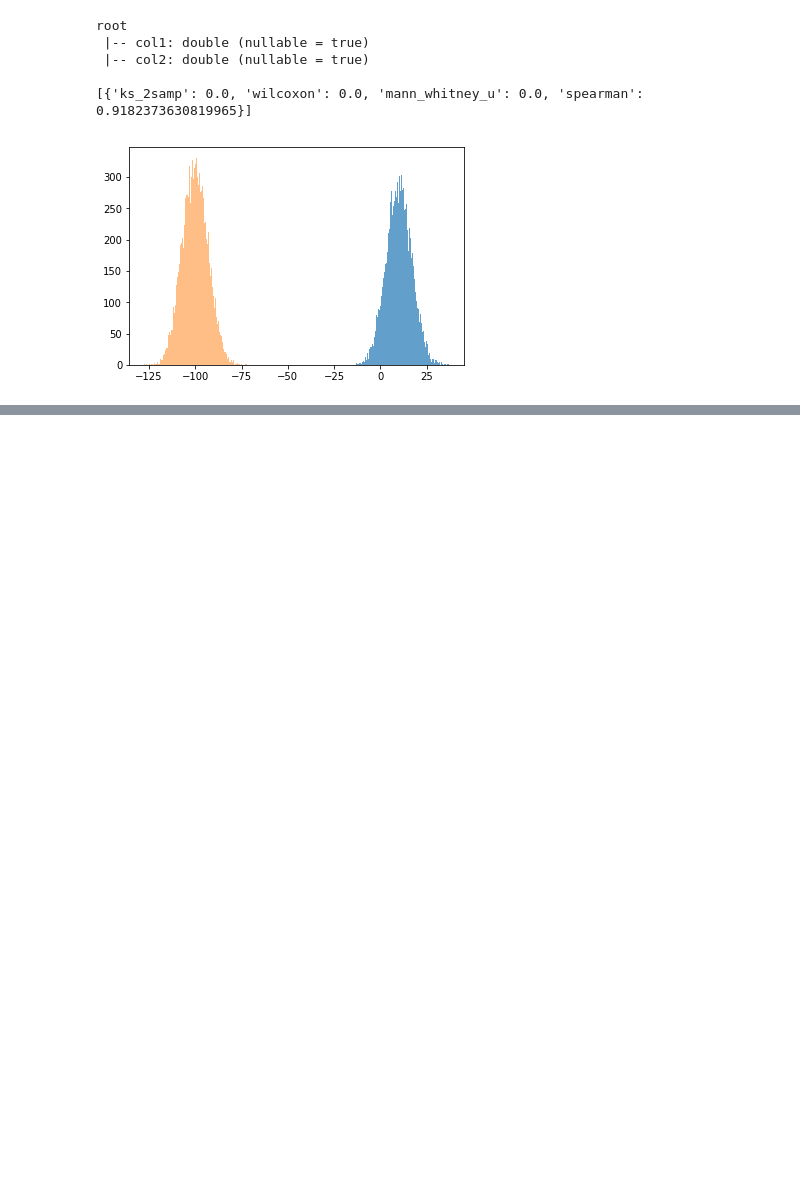
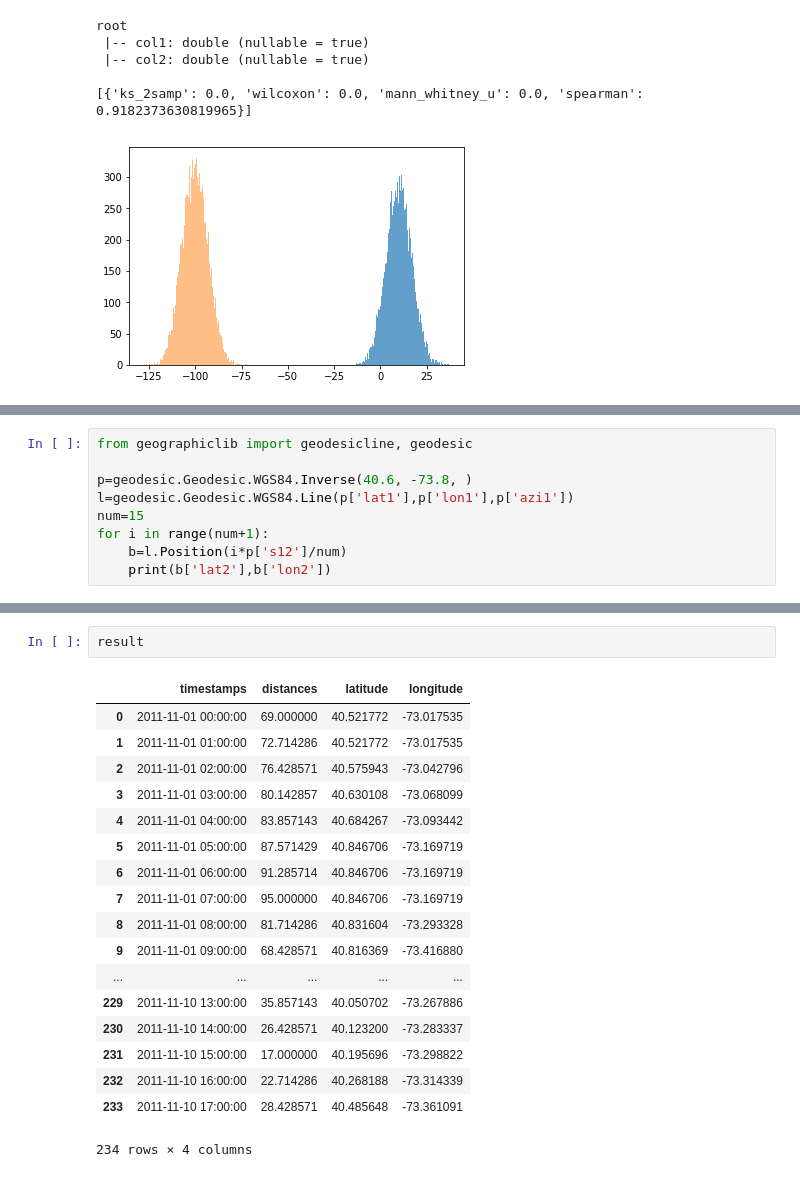
Before and after one commit to EricSchles/pyspark_examples, a Jupyter notebook: example_scipy.ipynb, the cells around one changed output, grey strips where cells are left out. Drawn from its saved outputs; the diff is of its cells as text; blank space fills up the shorter version.

```diff
--- a/example_scipy.ipynb
+++ b/example_scipy.ipynb
@@ -711,0 +723,9 @@ root
+# %%
+from geographiclib import geodesicline, geodesic
+
+p=geodesic.Geodesic.WGS84.Inverse(40.6, -73.8, )
+l=geodesic.Geodesic.WGS84.Line(p['lat1'],p['lon1'],p['azi1'])
+num=15
+for i in range(num+1):
+    b=l.Position(i*p['s12']/num)
+    print(b['lat2'],b['lon2'])
@@ -711,0 +876,21 @@ root
+# %%
+result
+# %% [output]
+|  | timestamps | distances | latitude | longitude |
+| 0 | 2011-11-01 00:00:00 | 69.000000 | 40.521772 | -73.017535 |
+| 1 | 2011-11-01 01:00:00 | 72.714286 | 40.521772 | -73.017535 |
+| 2 | 2011-11-01 02:00:00 | 76.428571 | 40.575943 | -73.042796 |
+| 3 | 2011-11-01 03:00:00 | 80.142857 | 40.630108 | -73.068099 |
+| 4 | 2011-11-01 04:00:00 | 83.857143 | 40.684267 | -73.093442 |
+| 5 | 2011-11-01 05:00:00 | 87.571429 | 40.846706 | -73.169719 |
+| 6 | 2011-11-01 06:00:00 | 91.285714 | 40.846706 | -73.169719 |
+| 7 | 2011-11-01 07:00:00 | 95.000000 | 40.846706 | -73.169719 |
+| 8 | 2011-11-01 08:00:00 | 81.714286 | 40.831604 | -73.293328 |
+| 9 | 2011-11-01 09:00:00 | 68.428571 | 40.816369 | -73.416880 |
+| ... | ... | ... | ... | ... |
+| 229 | 2011-11-10 13:00:00 | 35.857143 | 40.050702 | -73.267886 |
+| 230 | 2011-11-10 14:00:00 | 26.428571 | 40.123200 | -73.283337 |
+| 231 | 2011-11-10 15:00:00 | 17.000000 | 40.195696 | -73.298822 |
+| 232 | 2011-11-10 16:00:00 | 22.714286 | 40.268188 | -73.314339 |
+| 233 | 2011-11-10 17:00:00 | 28.428571 | 40.485648 | -73.361091 |
+234 rows × 4 columns
```
Also changed, not shown: parts of 7 cells of this notebook.
